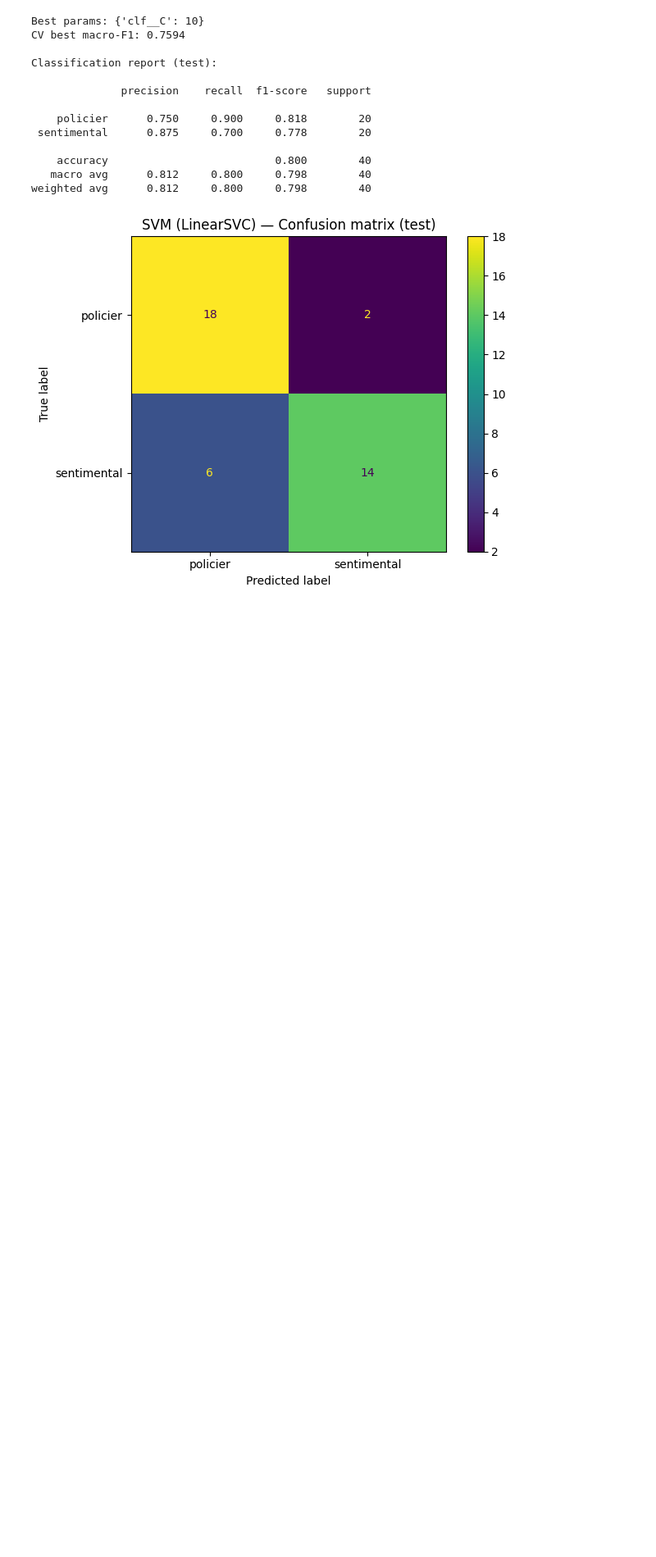
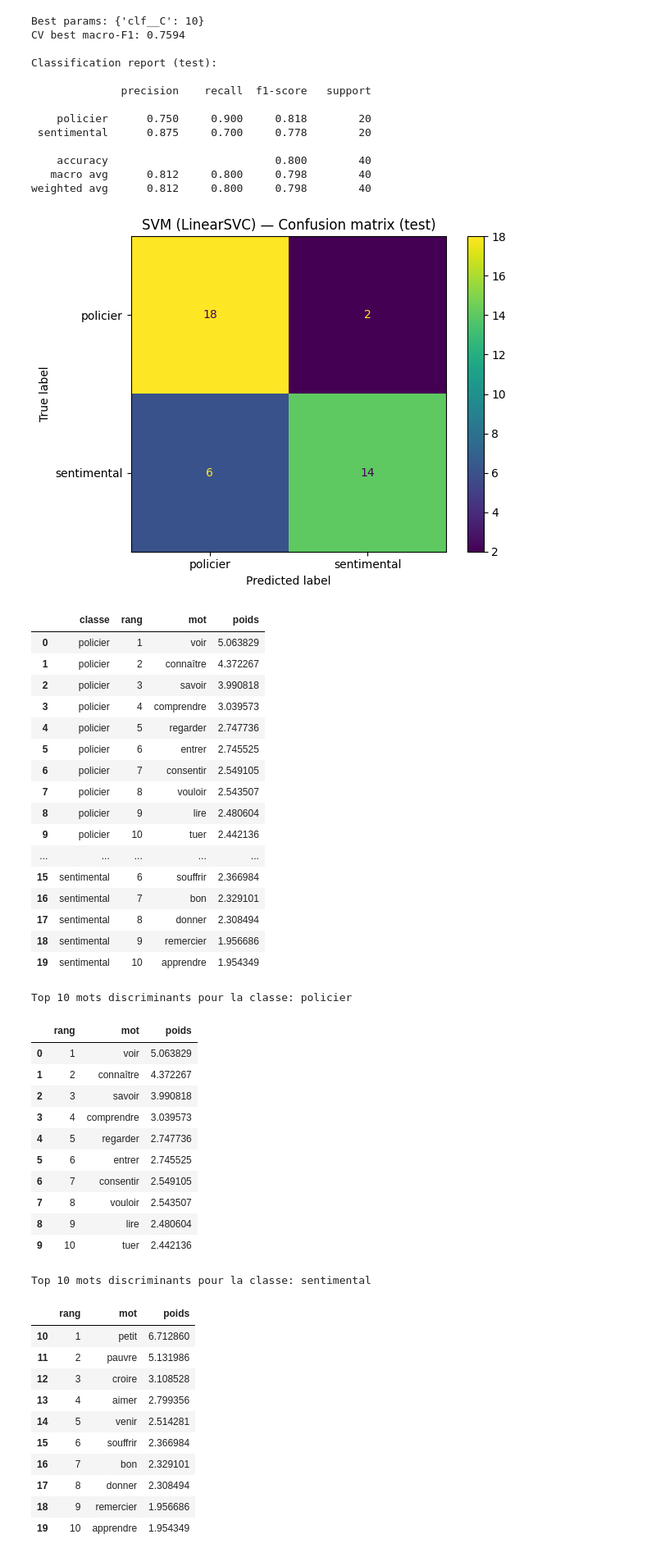
Before and after one commit to CPES-TALL/TALL_fall_2025, a Jupyter notebook: seance_09/TD/TD_09.ipynb, the cells around one changed output. Shown at 82% size. Saved outputs shown, nothing was run; the diff lists cells and outputs as text; code cells hidden in the pictures; blank space fills up the shorter version.

```diff
--- a/seance_09/TD/TD_09.ipynb
+++ b/seance_09/TD/TD_09.ipynb
@@ -123,3 +122,78 @@ Classification report (test):
    macro avg      0.812     0.800     0.798        40
 weighted avg      0.812     0.800     0.798        40
 [figure]
+# %%
+
+# 0) Get feature names (columns except "genre")
+feature_names = df.drop(columns=["genre"]).columns.to_numpy()
+
+# 1) Retrieve the trained LinearSVC from the best estimator
+best_clf = gs.best_estimator_.named_steps["clf"]
+classes = best_clf.classes_
+W = best_clf.coef_            # shape: (n_classes or 1, n_features)
+
+# 2) Handle binary case where coef_ may have shape (1, n_features)
+#    If only one row, it's the separator for classes[1] vs classes[0].
+if W.shape[0] == 1 and len(classes) == 2:
+    W = np.vstack([ -W[0], W[0] ])  # row 0 for classes[0], row 1 for classes[1]
+
+# 3) Build a nice table of top words per class (top positive weights)
+topk = 10
+rows = []
+for i, cls in enumerate(classes):
+    w = W[i]
+    idx = np.argsort(w)[-topk:][::-1]            # indices of top +weights
+    words = feature_names[idx]
+    weights = w[idx]
+    for rank, (word, weight) in enumerate(zip(words, weights), start=1):
+        rows.append({"classe": cls, "rang": rank, "mot": word, "poids": float(weight)})
+
+top_words = pd.DataFrame(rows, columns=["classe", "rang", "mot", "poids"])
+display(top_words)
+
+# 4) (Option) Show side-by-side tables for each class
+for cls in classes:
+    print(f"\nTop {topk} mots discriminants pour la classe: {cls}")
+    display(top_words[top_words["classe"] == cls][["rang", "mot", "poids"]])
+# %% [output]
+|  | classe | rang | mot | poids |
+| 0 | policier | 1 | voir | 5.063829 |
+| 1 | policier | 2 | connaître | 4.372267 |
+| 2 | policier | 3 | savoir | 3.990818 |
+| 3 | policier | 4 | comprendre | 3.039573 |
+| 4 | policier | 5 | regarder | 2.747736 |
+| 5 | policier | 6 | entrer | 2.745525 |
+| 6 | policier | 7 | consentir | 2.549105 |
+| 7 | policier | 8 | vouloir | 2.543507 |
+| 8 | policier | 9 | lire | 2.480604 |
+| 9 | policier | 10 | tuer | 2.442136 |
+| ... | ... | ... | ... | ... |
+| 15 | sentimental | 6 | souffrir | 2.366984 |
+| 16 | sentimental | 7 | bon | 2.329101 |
+| 17 | sentimental | 8 | donner | 2.308494 |
+| 18 | sentimental | 9 | remercier | 1.956686 |
+| 19 | sentimental | 10 | apprendre | 1.954349 |
+Top 10 mots discriminants pour la classe: policier
+|  | rang | mot | poids |
+| 0 | 1 | voir | 5.063829 |
+| 1 | 2 | connaître | 4.372267 |
+| 2 | 3 | savoir | 3.990818 |
+| 3 | 4 | comprendre | 3.039573 |
+| 4 | 5 | regarder | 2.747736 |
+| 5 | 6 | entrer | 2.745525 |
+| 6 | 7 | consentir | 2.549105 |
+| 7 | 8 | vouloir | 2.543507 |
+| 8 | 9 | lire | 2.480604 |
+| 9 | 10 | tuer | 2.442136 |
+Top 10 mots discriminants pour la classe: sentimental
+|  | rang | mot | poids |
+| 10 | 1 | petit | 6.712860 |
+| 11 | 2 | pauvre | 5.131986 |
+| 12 | 3 | croire | 3.108528 |
+| 13 | 4 | aimer | 2.799356 |
+| 14 | 5 | venir | 2.514281 |
+| 15 | 6 | souffrir | 2.366984 |
+| 16 | 7 | bon | 2.329101 |
+| 17 | 8 | donner | 2.308494 |
+| 18 | 9 | remercier | 1.956686 |
+| 19 | 10 | apprendre | 1.954349 |
```
Also changed, not shown: parts of 4 cells of this notebook.
